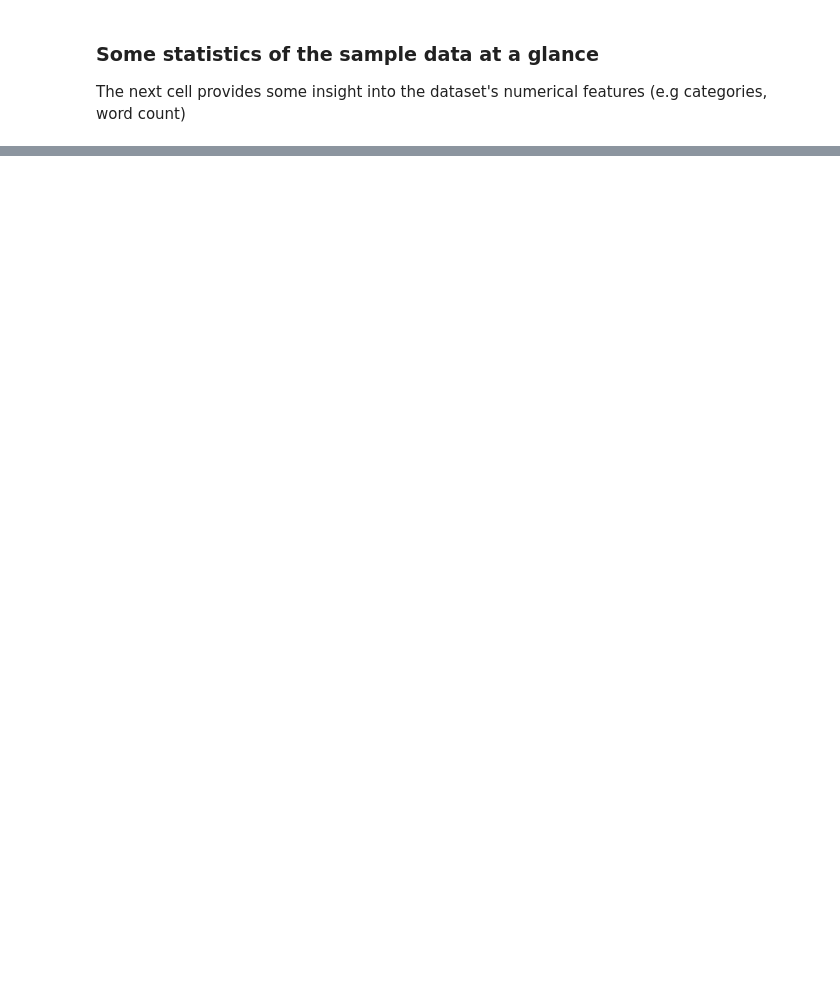
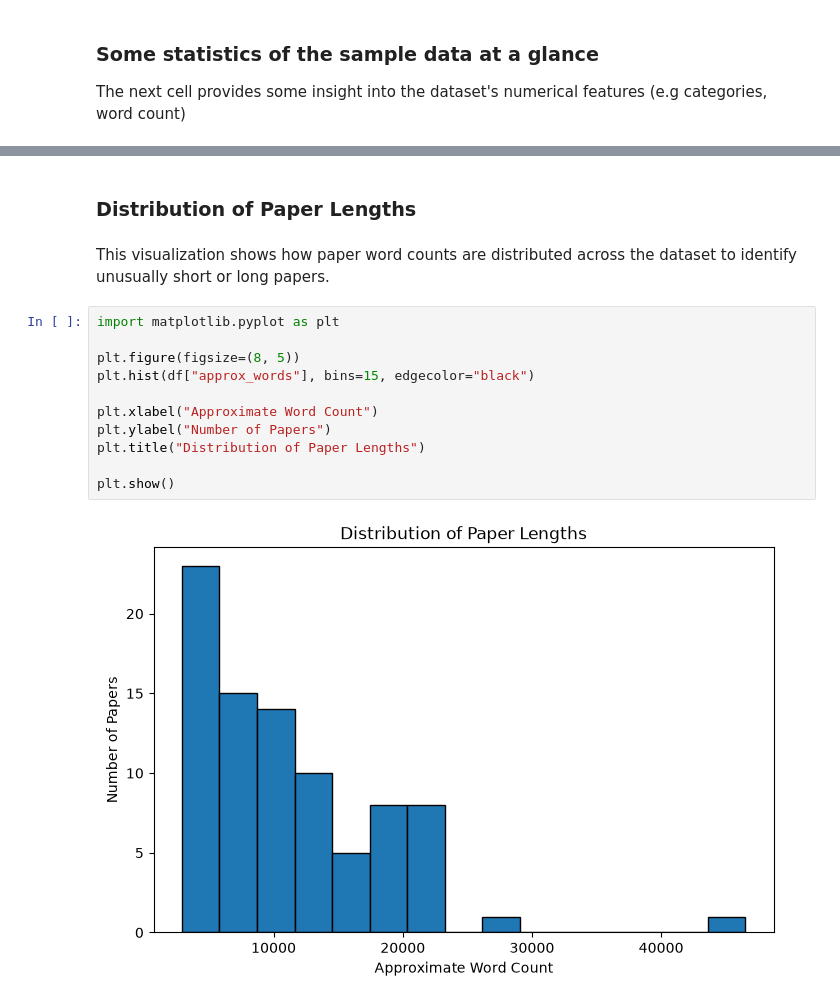
Before and after one commit to Break-Through-Tech/KPMG-1C-ai-research-intelligence-agent-for-business-insight-translation, a Jupyter notebook: notebooks/eda_workbook.ipynb, the cells around one changed output, grey strips where cells are left out. Drawn from its saved outputs; the diff is of its cells as text; blank space fills up the shorter version.

```diff
--- a/notebooks/eda_workbook.ipynb
+++ b/notebooks/eda_workbook.ipynb
@@ -837,0 +820,17 @@ Top 10 papers with the most words:
+# %% [markdown]
+### Distribution of Paper Lengths
+# %% [markdown]
+This visualization shows how paper word counts are distributed across the dataset to identify unusually short or long papers.
+# %%
+import matplotlib.pyplot as plt
+
+plt.figure(figsize=(8, 5))
+plt.hist(df["approx_words"], bins=15, edgecolor="black")
+
+plt.xlabel("Approximate Word Count")
+plt.ylabel("Number of Papers")
+plt.title("Distribution of Paper Lengths")
+
+plt.show()
+# %% [output]
+[figure, added]
```
Also changed, not shown: parts of 25 cells of this notebook.
